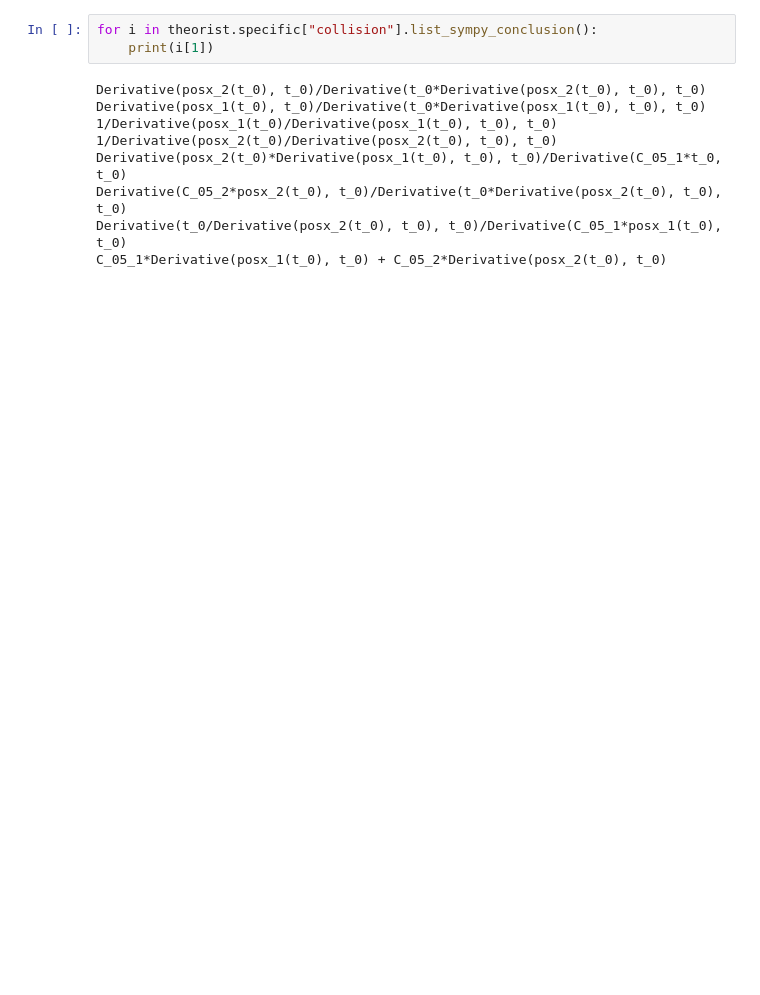
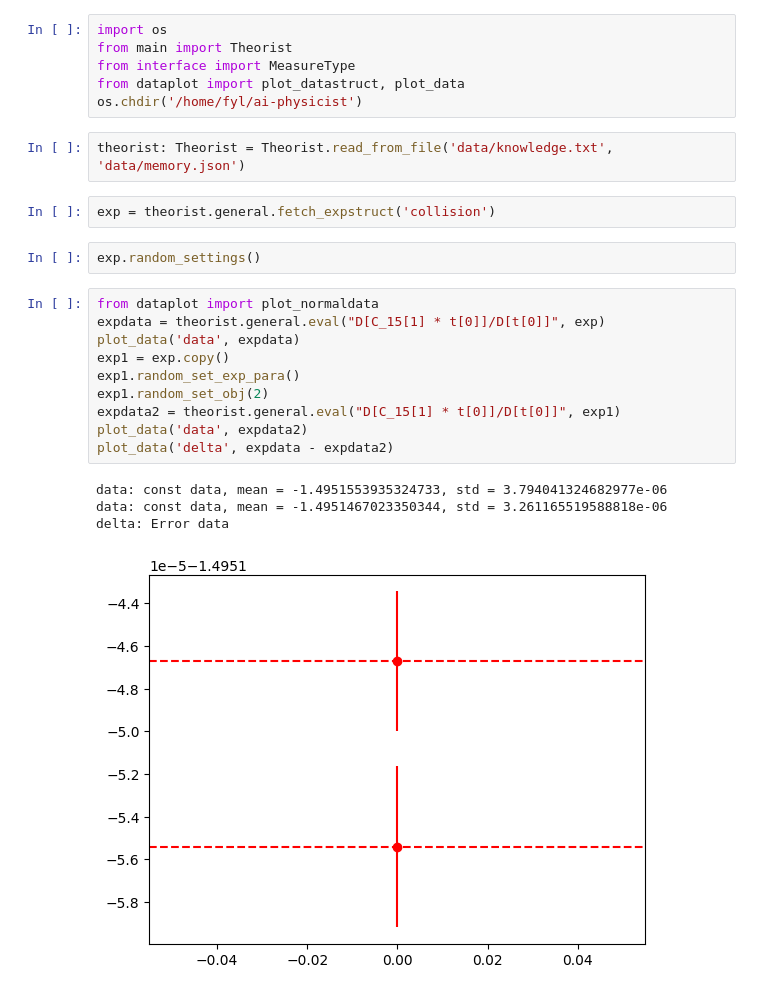
Before and after one commit to catmeow123456/ai-physicist, a Jupyter notebook: python/debug.ipynb, the cells around one changed output. Saved outputs shown, nothing was run; the diff lists cells and outputs as text; blank space fills up the shorter version.

```diff
--- a/python/debug.ipynb
+++ b/python/debug.ipynb
@@ -89,12 +1,27 @@ Found intrinsic relation: ((C_05[1] * C_02[0, 2]) * (C_05[1] * C_01[2, 0])) with
-# %%
-for i in theorist.specific["collision"].list_sympy_conclusion():
-    print(i[1])
-# %% [output]
-Derivative(posx_2(t_0), t_0)/Derivative(t_0*Derivative(posx_2(t_0), t_0), t_0)
-Derivative(posx_1(t_0), t_0)/Derivative(t_0*Derivative(posx_1(t_0), t_0), t_0)
-1/Derivative(posx_1(t_0)/Derivative(posx_1(t_0), t_0), t_0)
-1/Derivative(posx_2(t_0)/Derivative(posx_2(t_0), t_0), t_0)
-Derivative(posx_2(t_0)*Derivative(posx_1(t_0), t_0), t_0)/Derivative(C_05_1*t_0, t_0)
-Derivative(C_05_2*posx_2(t_0), t_0)/Derivative(t_0*Derivative(posx_2(t_0), t_0), t_0)
-Derivative(t_0/Derivative(posx_2(t_0), t_0), t_0)/Derivative(C_05_1*posx_1(t_0), t_0)
-C_05_1*Derivative(posx_1(t_0), t_0) + C_05_2*Derivative(posx_2(t_0), t_0)
+# %%
+import os
+from main import Theorist
+from interface import MeasureType
+from dataplot import plot_datastruct, plot_data
+os.chdir('/home/fyl/ai-physicist')
+# %%
+theorist: Theorist = Theorist.read_from_file('data/knowledge.txt', 'data/memory.json')
+# %%
+exp = theorist.general.fetch_expstruct('collision')
+# %%
+exp.random_settings()
+# %%
+from dataplot import plot_normaldata
+expdata = theorist.general.eval("D[C_15[1] * t[0]]/D[t[0]]", exp)
+plot_data('data', expdata)
+exp1 = exp.copy()
+exp1.random_set_exp_para()
+exp1.random_set_obj(2)
+expdata2 = theorist.general.eval("D[C_15[1] * t[0]]/D[t[0]]", exp1)
+plot_data('data', expdata2)
+plot_data('delta', expdata - expdata2)
+# %% [output]
+data: const data, mean = -1.4951553935324733, std = 3.794041324682977e-06
+data: const data, mean = -1.4951467023350344, std = 3.261165519588818e-06
+delta: Error data
+[figure, added]
```
Also changed, not shown: parts of 16 cells of this notebook, 12 other files.
